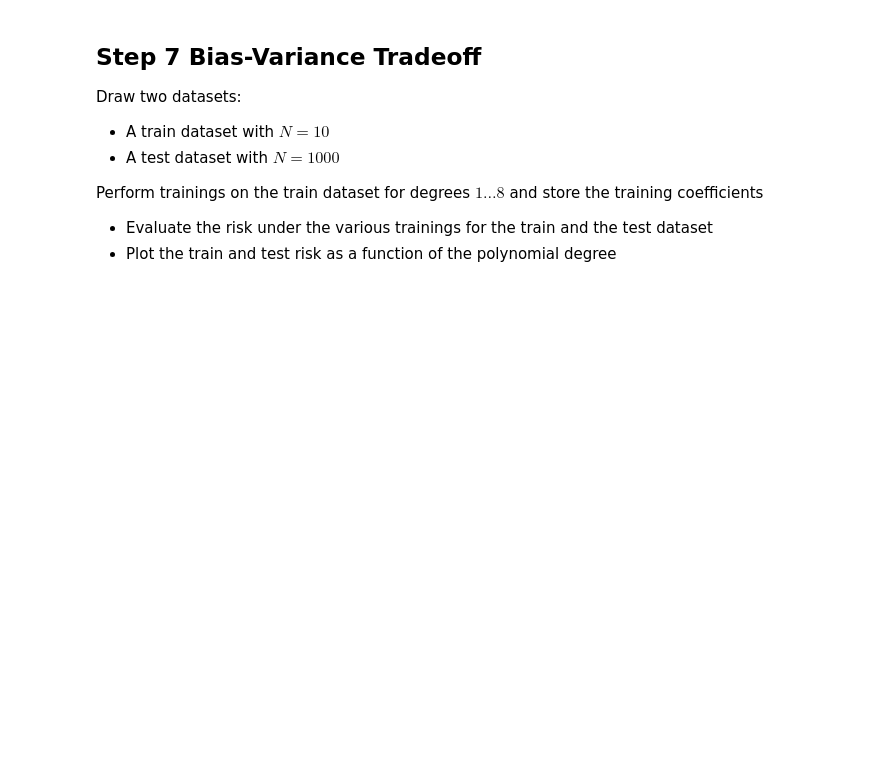
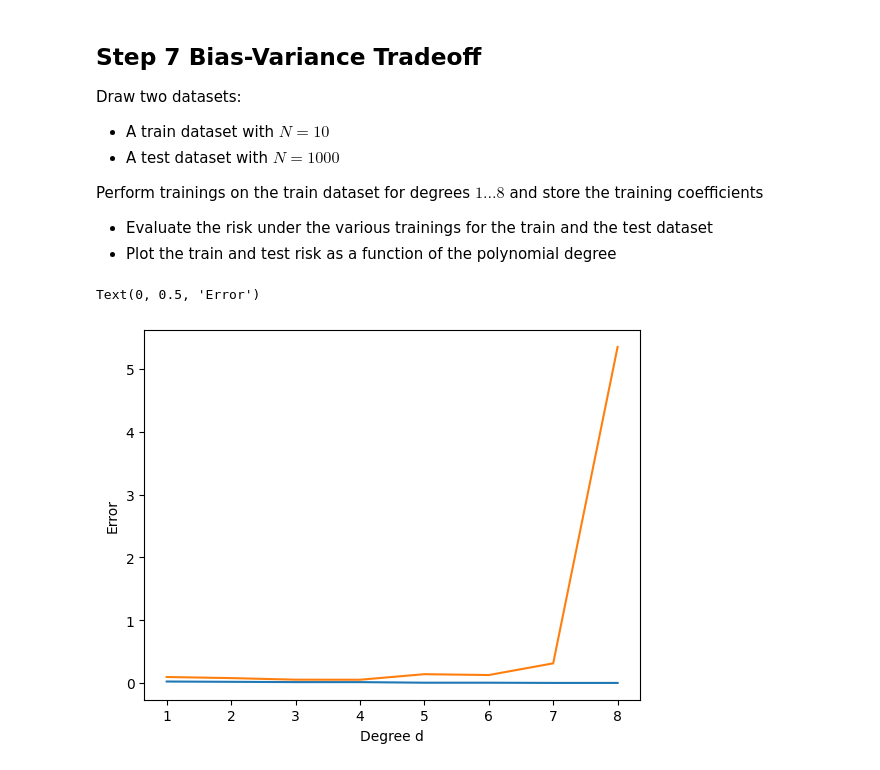
Before and after one commit to JasonB-hub/TRISEP_ML, a Jupyter notebook: Exercises/1.1.Fitting-and-Bias-Variance-Tradeoff.ipynb, the cells around one changed output. Cells and saved outputs as stored; diff of their text form; code cells hidden in the pictures; blank space fills up the shorter version.

```diff
--- a/Exercises/1.1.Fitting-and-Bias-Variance-Tradeoff.ipynb
+++ b/Exercises/1.1.Fitting-and-Bias-Variance-Tradeoff.ipynb
@@ -161,3 +203,23 @@ Perform trainings on the train dataset for degrees $1\dots8$ and store the train
 
 * Evaluate the risk under the various trainings for the train and the test dataset
 * Plot the train and test risk as a function of the polynomial degree
+# %%
+train_x,train_y = generate_data(10)
+test_x,test_y = generate_data(1000)
+# %%
+degrees = [1,2,3,4,5,6,7,8]
+coeffs = []
+for d in degrees:
+  coeffs.append(learn(train_x,train_y,d))
+
+train_risk = [risk(train_x,train_y,p) for p in coeffs]
+test_risk =  [risk(test_x, test_y, p) for p in coeffs]
+
+fig, ax = plt.subplots()
+ax.plot(degrees,train_risk,label='trained risk')
+ax.plot(degrees,test_risk,label='test risk')
+ax.set_xlabel('Degree d')
+ax.set_ylabel('Error')
+# %% [output]
+Text(0, 0.5, 'Error')
+[figure, added]
```
Also changed, not shown: parts of 12 cells of this notebook.
